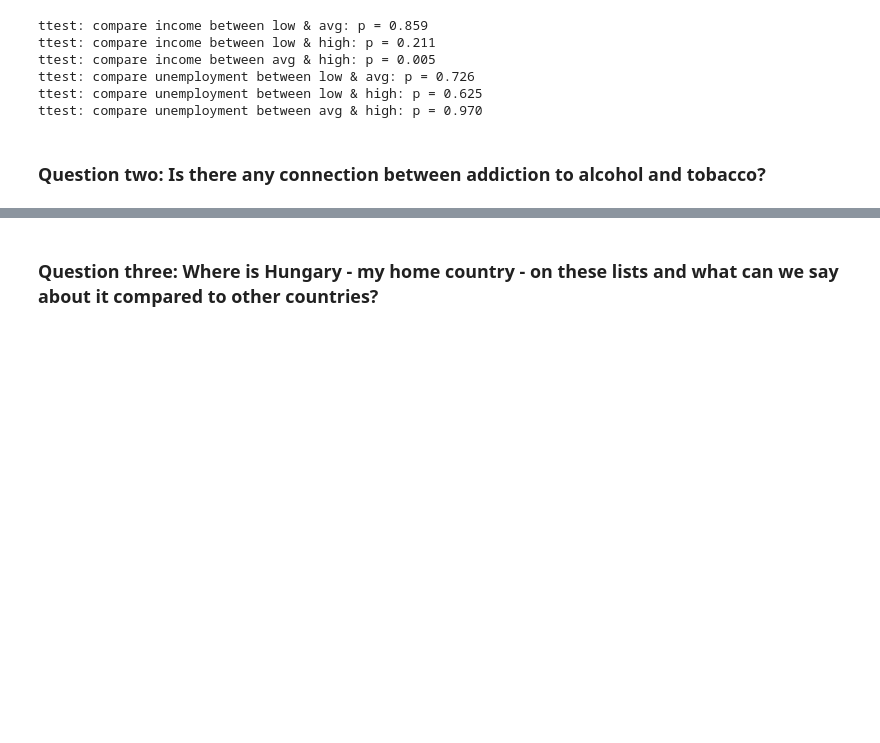
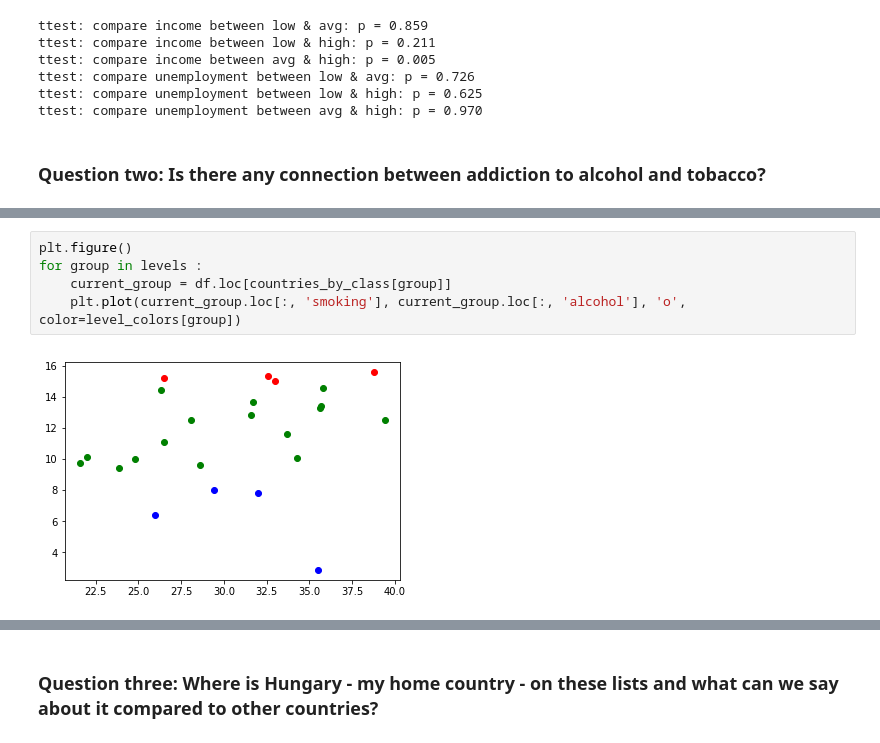
Before and after one commit to sborde/udacity-dand, a Jupyter notebook: P2_IntroToDataAnalysis/IntroToDataAnalysis_FinalProject.ipynb, the cells around one changed output, grey strips where cells are left out. Cells and saved outputs as stored; diff of their text form; blank space fills up the shorter version.

```diff
--- a/P2_IntroToDataAnalysis/IntroToDataAnalysis_FinalProject.ipynb
+++ b/P2_IntroToDataAnalysis/IntroToDataAnalysis_FinalProject.ipynb
@@ -277,0 +300,7 @@ ttest: compare unemployment between avg & high: p = 0.970
+# %%
+plt.figure()
+for group in levels :
+    current_group = df.loc[countries_by_class[group]]
+    plt.plot(current_group.loc[:, 'smoking'], current_group.loc[:, 'alcohol'], 'o', color=level_colors[group])
+# %% [output]
+[figure, added]
```
Also changed, not shown: parts of 13 cells of this notebook, 2 other files.
